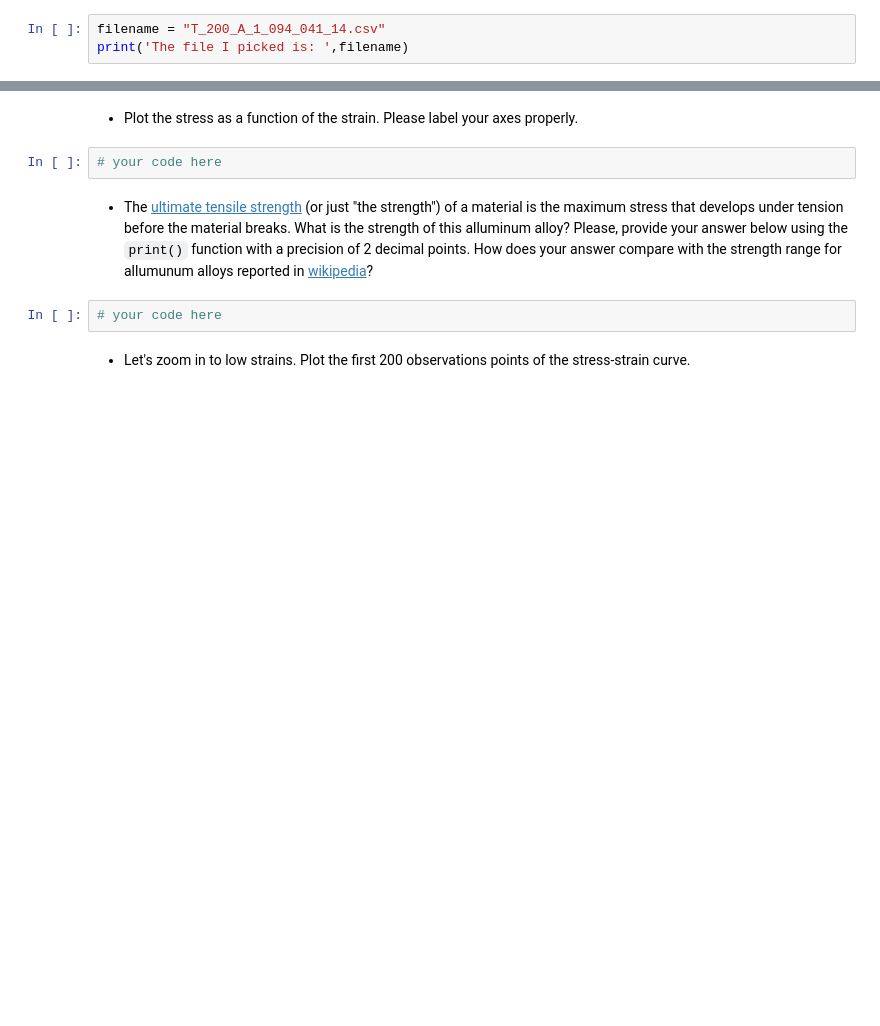
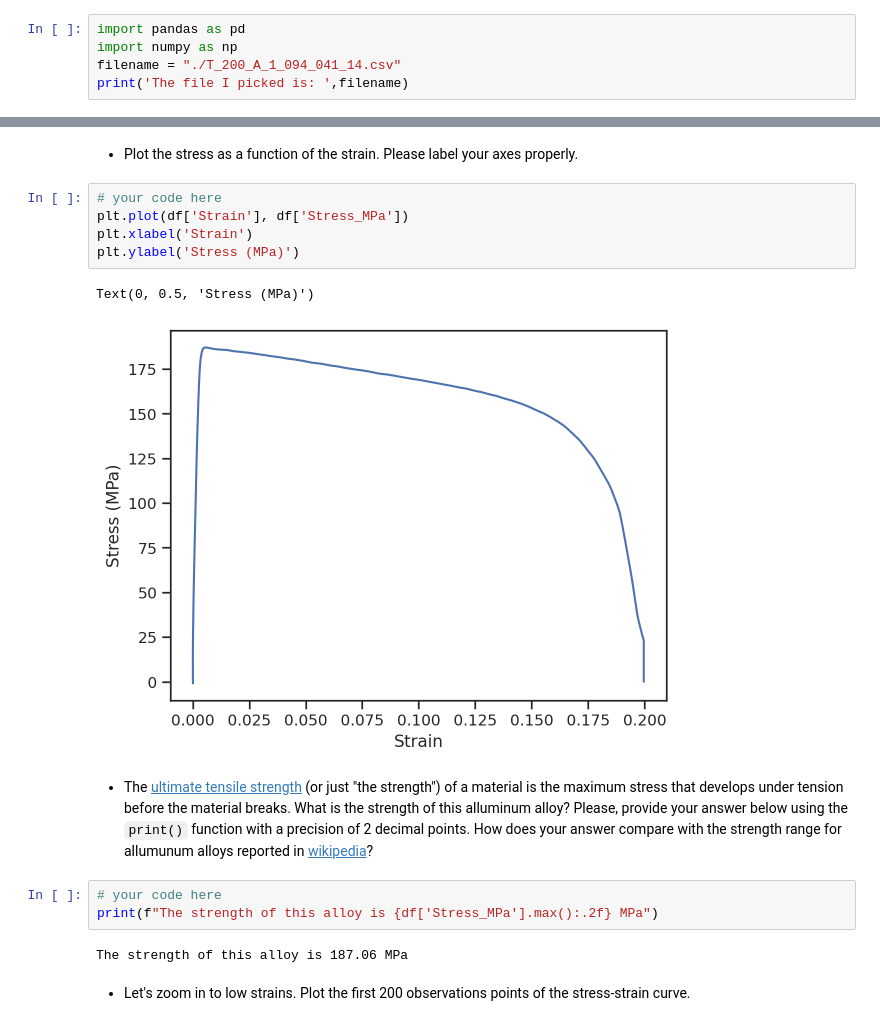
Before and after one commit to Pkuna28/homework, a Jupyter notebook: lecture05/homework_05.ipynb, the cells around one changed output, grey strips where cells are left out. Drawn from its saved outputs; the diff is of its cells as text; blank space fills up the shorter version.

```diff
--- a/lecture05/homework_05.ipynb
+++ b/lecture05/homework_05.ipynb
@@ -103,6 +105,8 @@ Archive:  stress-strain-curves-of-aluminum-6061-t651-from-9-lots-at-6-temperatur
 # %% [markdown]
 + Now read the data description [here](https://data.mendeley.com/datasets/rd6jm9tyb6/2) very carefully and find a filename that contains data from a uniaxial tension test of 200 degrees C. There multiple files that fit this description. Just pick one of them.
 # %%
-filename = "T_200_A_1_094_041_14.csv"
+import pandas as pd
+import numpy as np
+filename = "./T_200_A_1_094_041_14.csv"
 print('The file I picked is: ',filename)
 # %% [output]
@@ -119,10 +135,19 @@ NameError: name 'pd' is not defined
 + Plot the stress as a function of the strain. Please label your axes properly.
 # %%
 # your code here
+plt.plot(df['Strain'], df['Stress_MPa'])
+plt.xlabel('Strain')
+plt.ylabel('Stress (MPa)')
+# %% [output]
+Text(0, 0.5, 'Stress (MPa)')
+[figure, added]
 # %% [markdown]
 + The [ultimate tensile strength](https://en.wikipedia.org/wiki/Ultimate_tensile_strength) (or just "the strength") of a material is the maximum stress that develops under tension before the material breaks. What is the strength of this alluminum alloy? Please, provide your answer below using the `print()` function with a precision of 2 decimal points. How does your answer compare with the strength range for allumunum alloys reported in [wikipedia](https://en.wikipedia.org/wiki/6061_aluminium_alloy)?
 # %%
 # your code here
+print(f"The strength of this alloy is {df['Stress_MPa'].max():.2f} MPa")
+# %% [output]
+The strength of this alloy is 187.06 MPa
 # %% [markdown]
 + Let's zoom in to low strains. Plot the first 200 observations points of the stress-strain curve.
 # %%
```
Also changed, not shown: parts of 13 cells of this notebook.
